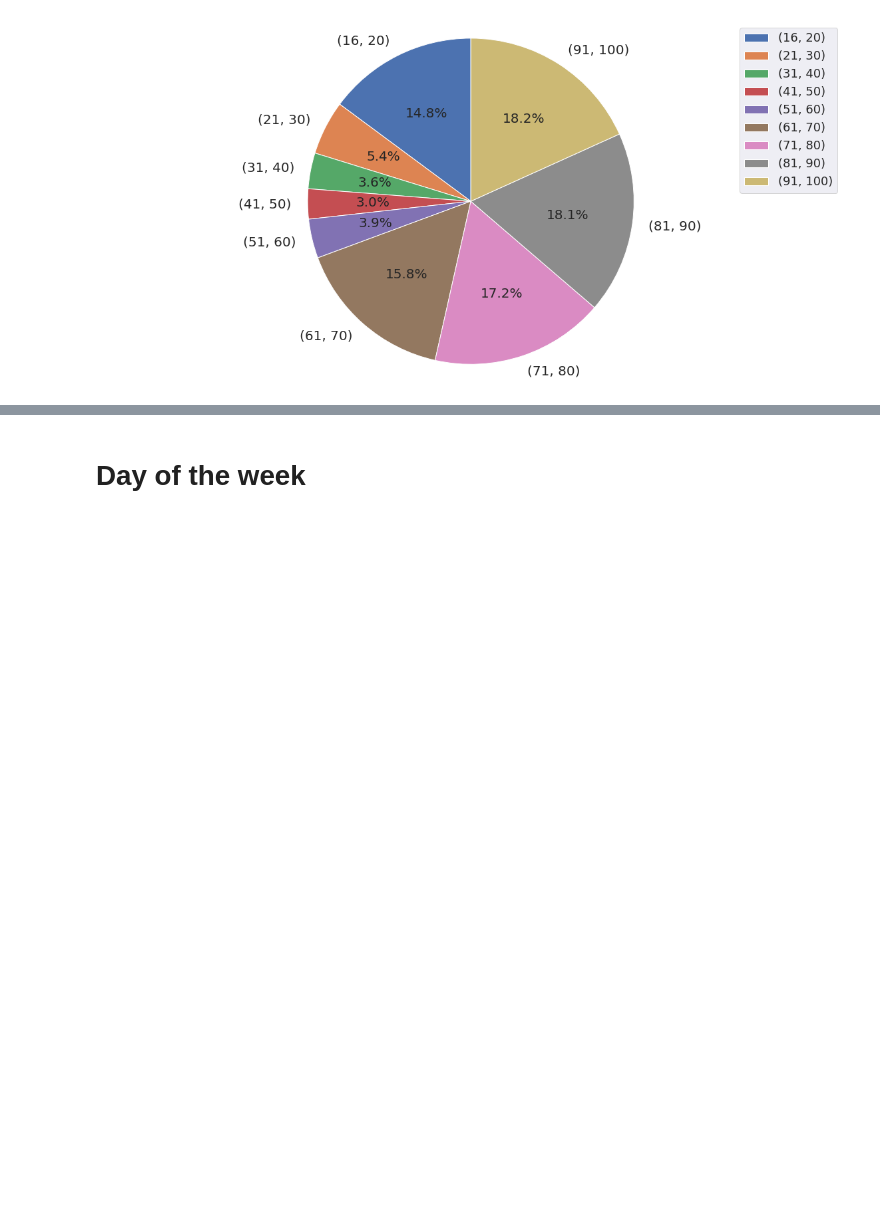
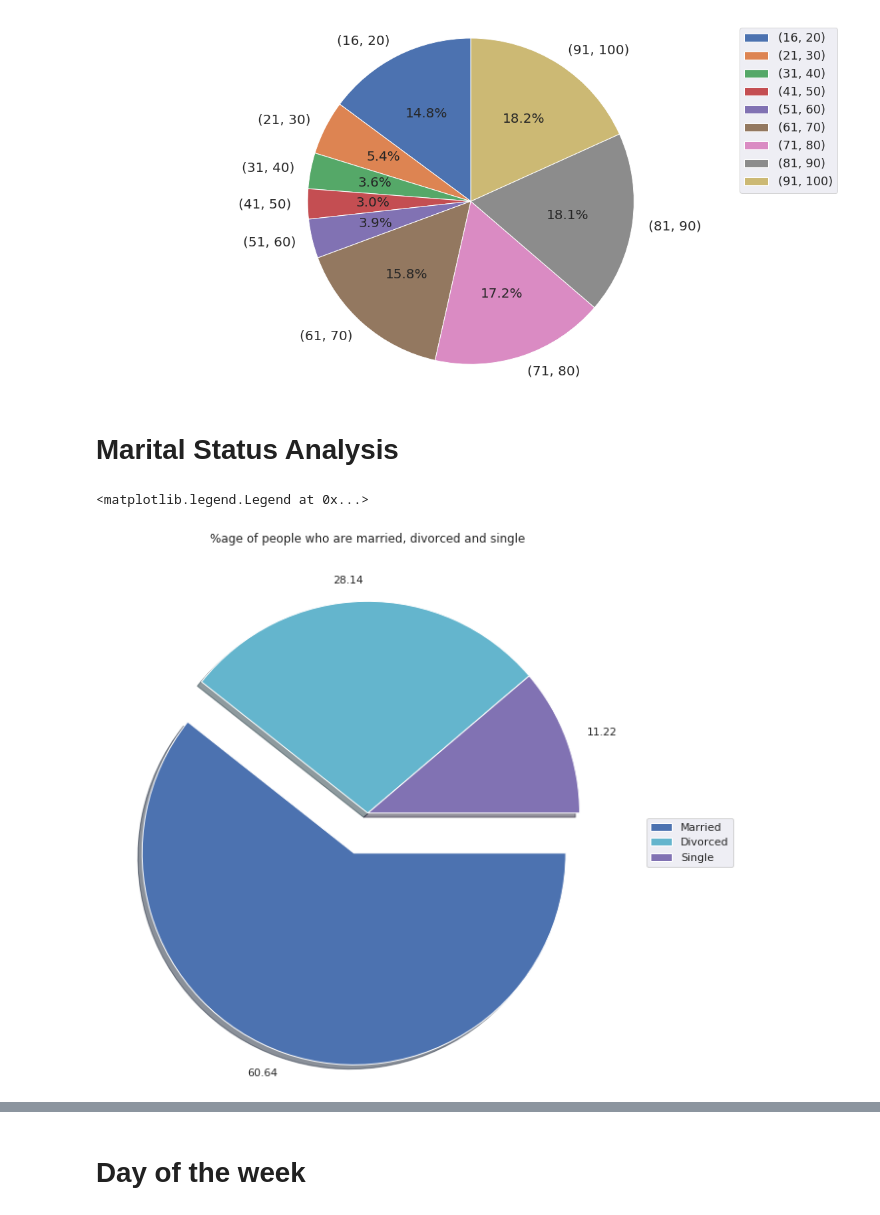
Before and after one commit to sepehrfrgh/ece143_direct_marketing, a Jupyter notebook: analysis-notebook.ipynb, the cells around one changed output, grey strips where cells are left out. Drawn from its saved outputs; the diff is of its cells as text; code cells hidden in the pictures; blank space fills up the shorter version.

```diff
--- a/time_analysis.ipynb
+++ b/analysis-notebook.ipynb
@@ -60,3 +60,18 @@ ax1.legend(fontsize= 'large')
 plt.show()
 # %% [output]
 [figure]
+# %% [markdown]
+# Marital Status Analysis
+# %%
+marital_analysis = analysis.MaritalAnalysis(csv_path)
+# %%
+percents = marital_analysis.percentage_of_population('marital')
+colors = ['b', 'c', 'm']
+labels = ['Married', 'Divorced', 'Single']
+explode = (0.2, 0, 0)
+plt.pie(percents, colors=colors, labels= percents,explode=explode,counterclock=False, shadow=True)
+plt.title('%age of people who are married, divorced and single')
+plt.legend(labels,loc='best', bbox_to_anchor=(1.2, 0.5, 0, 0))
+# %% [output]
+<matplotlib.legend.Legend at 0x...>
+[figure, added]
```
Also changed, not shown: parts of 15 cells of this notebook, 3 other files.
